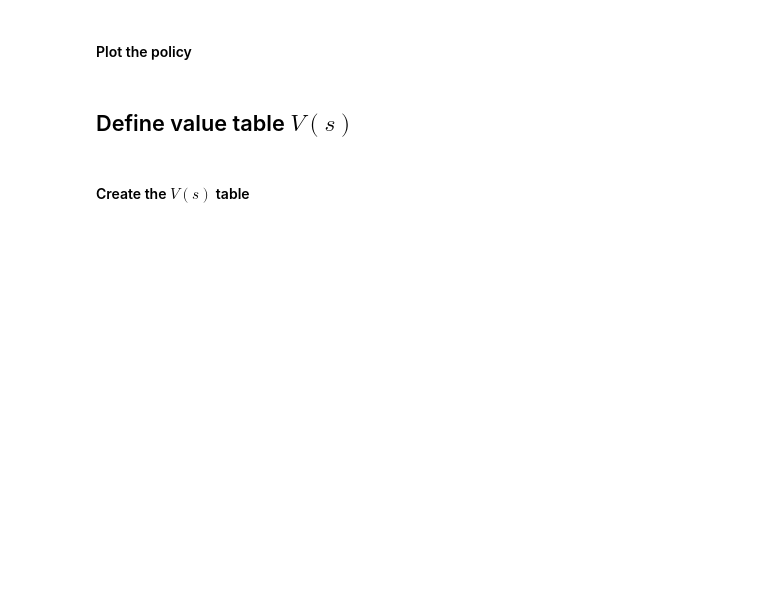
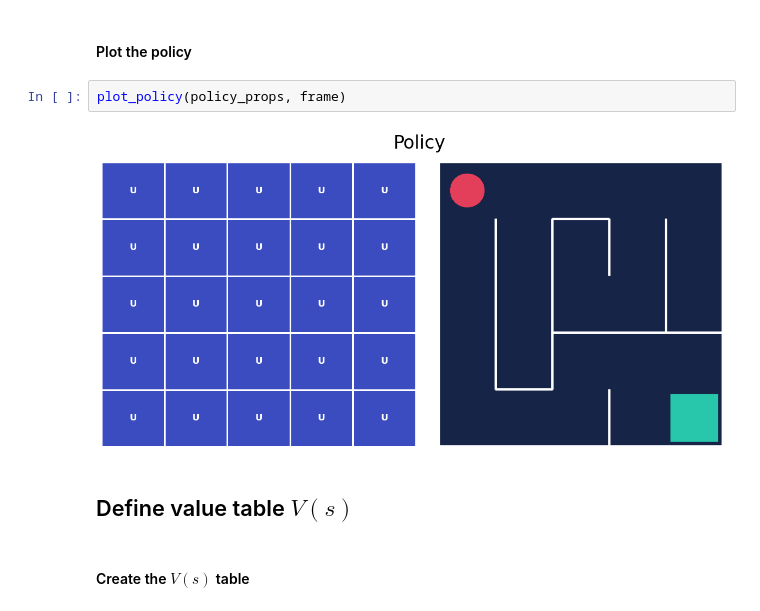
Before and after one commit to Byhako/reinforcementLearning, a Jupyter notebook: 2_value_iteration.ipynb, the cells around one changed output. Saved outputs shown, nothing was run; the diff lists cells and outputs as text; blank space fills up the shorter version.

```diff
--- a/2_value_iteration.ipynb
+++ b/2_value_iteration.ipynb
@@ -96,5 +127,9 @@ Observations space shape: [5 5]
 # %% [markdown]
 #### Plot the policy
+# %%
+plot_policy(policy_props, frame)
+# %% [output]
+[figure, added]
 # %% [markdown]
 ## Define value table $V(s)$
 # %% [markdown]
```
Also changed, not shown: parts of 13 cells of this notebook.
